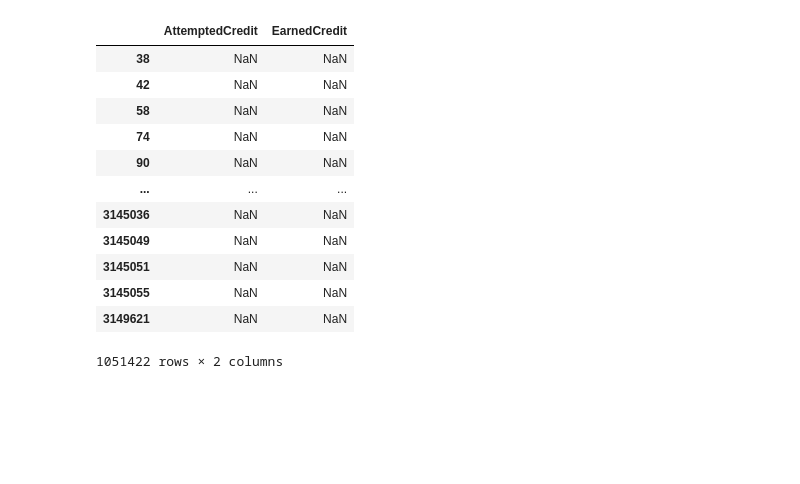
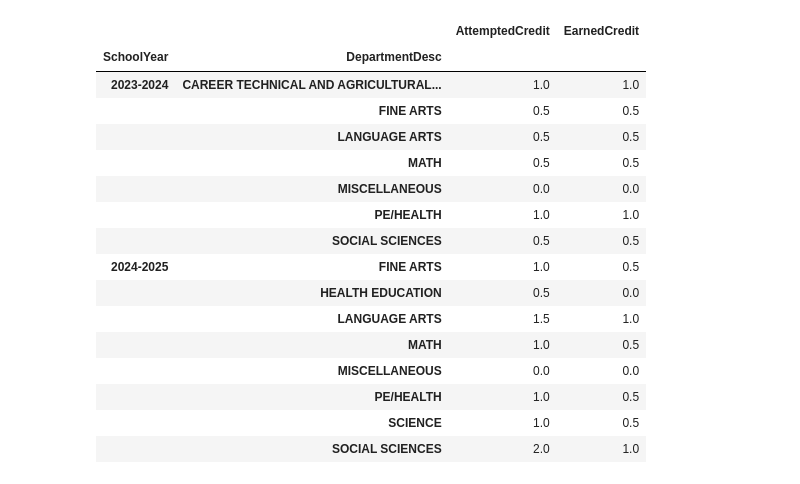
Before and after one commit to bvo0293/PracticumSummer2025, a Jupyter notebook: notebooks/EDA1.ipynb, the cells around one changed output. Saved outputs shown, nothing was run; the diff lists cells and outputs as text; code cells hidden in the pictures; blank space fills up the shorter version.

```diff
--- a/notebooks/EDA1.ipynb
+++ b/notebooks/EDA1.ipynb
@@ -1,4 +1,10 @@
 # %%
 import pandas as pd
 import numpy as np
+import glob
 import os
+import matplotlib.pyplot as plt
+import seaborn as sns
+from IPython.display import display
+
+pd.set_option('display.max_columns', 50)
@@ -180,0 +196,8 @@ array([0.  ,  nan, 0.5 , 1.  , 0.05, 1.5 ])
+# %%
+directory_path = '../data/processed/'
+
+fname = "StudentTeacherGradeCombined.csv"
+
+fpath = os.path.join(directory_path, fname)
+
+df = pd.read_csv(fpath)
@@ -181,16 +239,20 @@ array([0.  ,  nan, 0.5 , 1.  , 0.05, 1.5 ])
 # %%
-df[df["AttemptedCredit"] != df["EarnedCredit"]][["AttemptedCredit", "EarnedCredit"]]
+df[df["mask_studentpersonkey"] == 1946451].groupby(["SchoolYear", "DepartmentDesc"])[["AttemptedCredit", "EarnedCredit"]].sum()
 # %% [output]
-|  | AttemptedCredit | EarnedCredit |
-| 38 | NaN | NaN |
-| 42 | NaN | NaN |
-| 58 | NaN | NaN |
-| 74 | NaN | NaN |
-| 90 | NaN | NaN |
-| ... | ... | ... |
-| 3145036 | NaN | NaN |
-| 3145049 | NaN | NaN |
-| 3145051 | NaN | NaN |
-| 3145055 | NaN | NaN |
-| 3149621 | NaN | NaN |
+|  |  | AttemptedCredit | EarnedCredit |
+| SchoolYear | DepartmentDesc |  |  |
+| 2023-2024 | CAREER TECHNICAL AND AGRICULTURAL... | 1.0 | 1.0 |
+|  | FINE ARTS | 0.5 | 0.5 |
+|  | LANGUAGE ARTS | 0.5 | 0.5 |
+|  | MATH | 0.5 | 0.5 |
+|  | MISCELLANEOUS | 0.0 | 0.0 |
+|  | PE/HEALTH | 1.0 | 1.0 |
+|  | SOCIAL SCIENCES | 0.5 | 0.5 |
+| 2024-2025 | FINE ARTS | 1.0 | 0.5 |
+|  | HEALTH EDUCATION | 0.5 | 0.0 |
+|  | LANGUAGE ARTS | 1.5 | 1.0 |
+|  | MATH | 1.0 | 0.5 |
+|  | MISCELLANEOUS | 0.0 | 0.0 |
+|  | PE/HEALTH | 1.0 | 0.5 |
+|  | SCIENCE | 1.0 | 0.5 |
+|  | SOCIAL SCIENCES | 2.0 | 1.0 |
-1051422 rows × 2 columns
```
Also changed, not shown: parts of 31 cells of this notebook, 6 other files.
